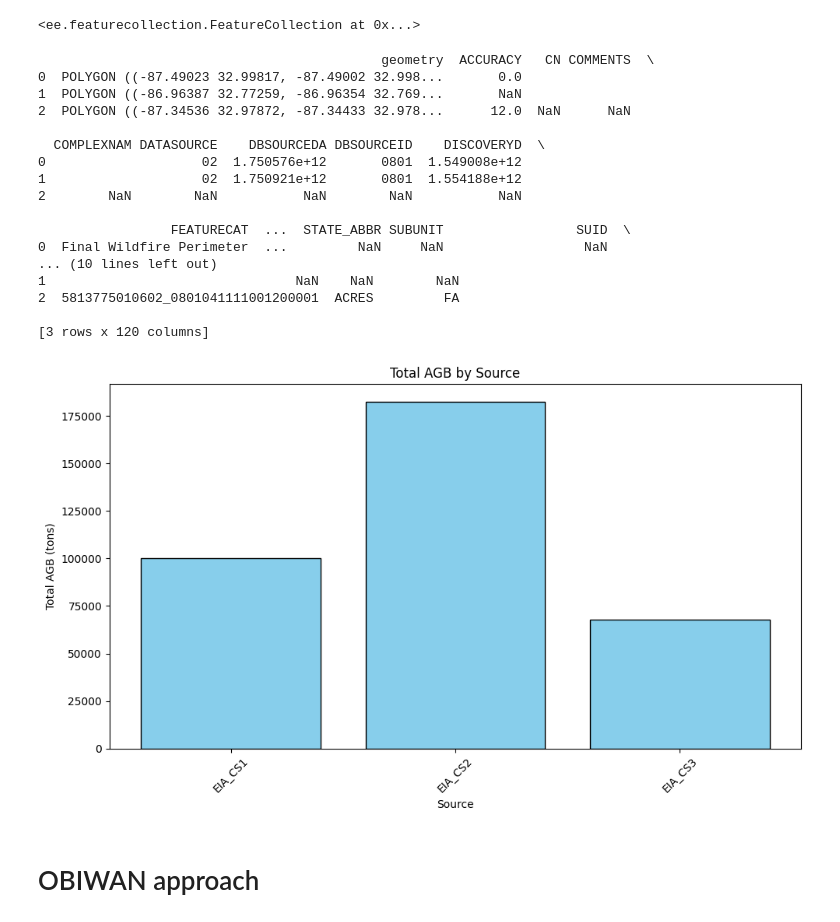
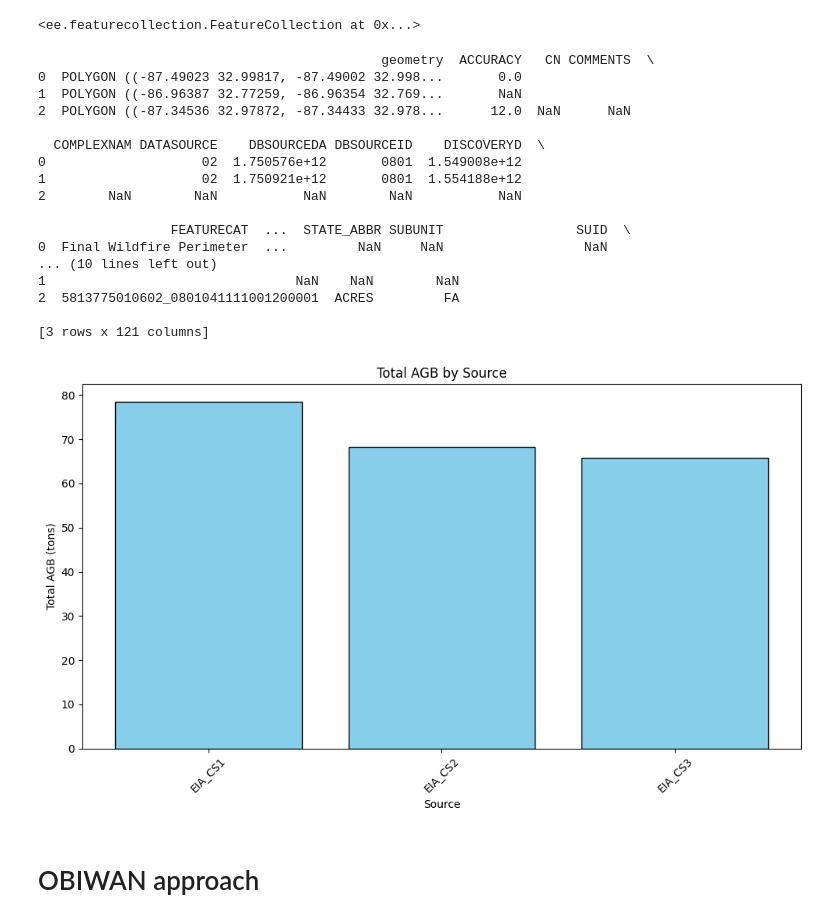
Before and after one commit to MayerT1/RX_fires, a Jupyter notebook: OBIWAN_Rx_Fire_Dev.ipynb, the cells around one changed output. Cells and saved outputs as stored; diff of their text form; code cells hidden in the pictures.

```diff
--- a/OBIWAN_Rx_Fire_Dev.ipynb
+++ b/OBIWAN_Rx_Fire_Dev.ipynb
@@ -89,17 +89,45 @@ agb_Mg_per_pixel = agb_2019.multiply(pixel_area_ha)
 agb_tons_per_pixel = agb_Mg_per_pixel.multiply(1.10231)
 
 # Function to sum biomass per polygon
+# def add_total_biomass(fc, name):
+#     reduced = agb_tons_per_pixel.reduceRegions(
+#         collection=fc,
+#         reducer=ee.Reducer.sum(),
+#         scale=100
+#     )
+#     reduced = reduced.map(lambda f: f.set({
+#         'Source': name,
+#         'Total_AGB_tons': f.get('sum')
+#     }))
+#     return reduced
+
+
 def add_total_biomass(fc, name):
     reduced = agb_tons_per_pixel.reduceRegions(
         collection=fc,
         reducer=ee.Reducer.sum(),
         scale=100
     )
-    reduced = reduced.map(lambda f: f.set({
-        'Source': name,
-        'Total_AGB_tons': f.get('sum')
-    }))
+
+    # Map over features to calculate area and agb_per_acre
+    def add_attributes(f):
+        area_m2 = f.geometry().area()
+        area_acres = area_m2.divide(4046.86)
+        agb_sum = ee.Number(f.get('sum'))
+        return f.set({
+            'Source': name,
+            'Total_AGB_tons': agb_sum,
+            'agb_per_acre': agb_sum.divide(area_acres)
+        })
+
+    reduced = reduced.map(add_attributes)
     return reduced
+
+
+
+
+
+
 
 # Apply function to feature collections
 results1 = add_total_biomass(EIA_CS1, 'EIA_CS1')
@@ -157,25 +185,25 @@ gdf["Method"] = "ESA"
 1                                NaN    NaN        NaN
 2  5813775010602_0801041111001200001  ACRES         FA
 
-[3 rows x 120 columns]
+[3 rows x 121 columns]
 # %%
 import matplotlib.pyplot as plt
 
 # Aggregate total AGB by Source
-agg = gdf.groupby("Source")["Total_AGB_tons"].sum().reset_index()
+agg = gdf.groupby("Source")["agb_per_acre"].sum().reset_index()
 
 # Bar chart
 plt.figure(figsize=(10,6))
-plt.bar(agg["Source"], agg["Total_AGB_tons"], color="skyblue", edgecolor="black")
+plt.bar(agg["Source"], agg["agb_per_acre"], color="skyblue", edgecolor="black")
 
 plt.xlabel("Source")
 plt.ylabel("Total AGB (tons)")
 plt.title("Total AGB by Source")
 plt.xticks(rotation=45)
 plt.tight_layout()
 plt.show()
 # %% [output]
-[figure, old version]
+[figure, new version]
 # %% [markdown]
 # OBIWAN approach
 # %%
```
Also changed, not shown: parts of 5 cells of this notebook.
